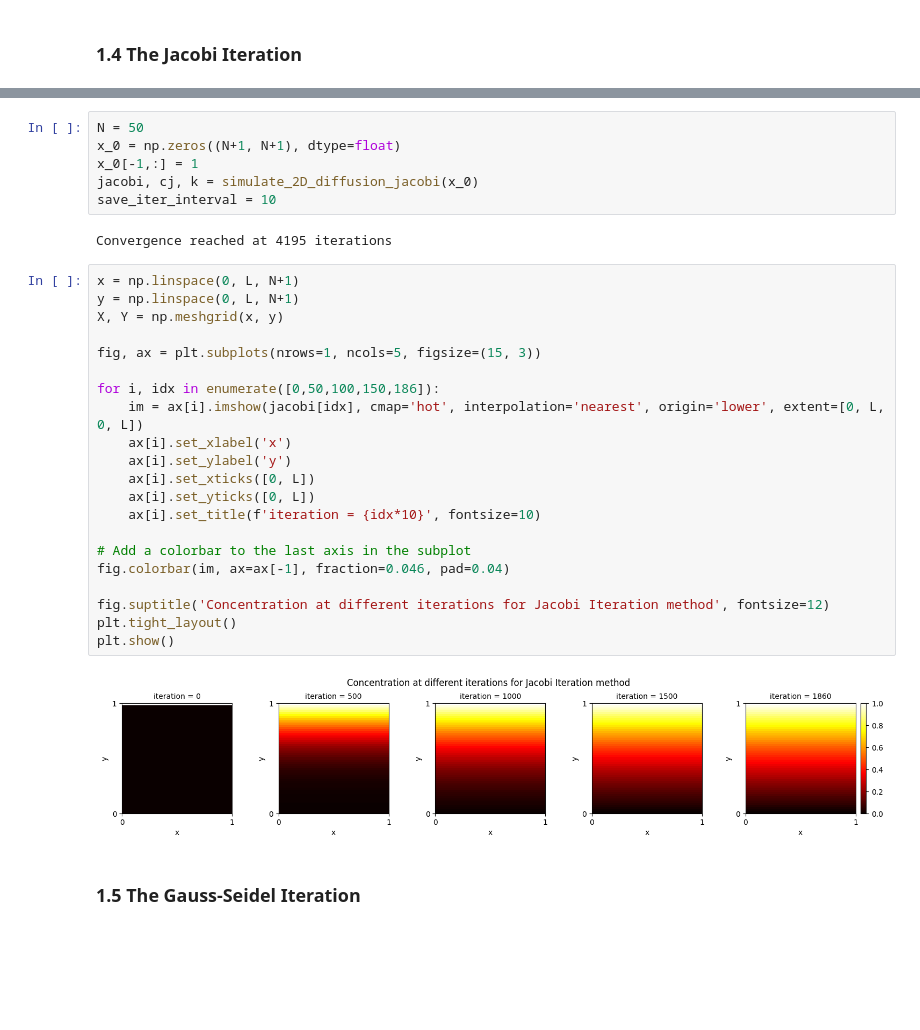
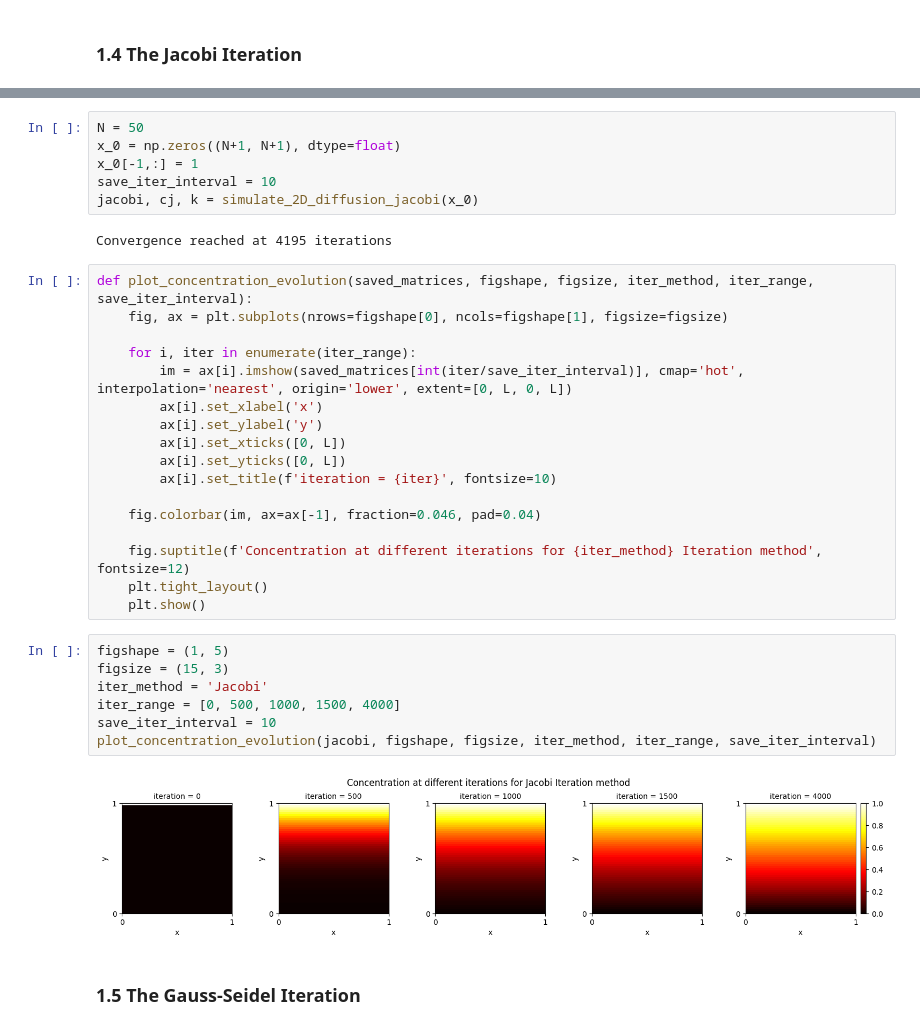
Before and after one commit to shreyaraghavendra/scientific-computing-group2, a Jupyter notebook: set1.ipynb, the cells around one changed output, grey strips where cells are left out. Cells and saved outputs as stored; diff of their text form; blank space fills up the shorter version.

```diff
--- a/set1.ipynb
+++ b/set1.ipynb
@@ -349,33 +351,36 @@ def simulate_2D_diffusion_jacobi(x_0, epsilon = 1e-5, max_iter = 10000, save_ite
 N = 50
 x_0 = np.zeros((N+1, N+1), dtype=float)
 x_0[-1,:] = 1
+save_iter_interval = 10
 jacobi, cj, k = simulate_2D_diffusion_jacobi(x_0)
-save_iter_interval = 10
 # %% [output]
 Convergence reached at 4195 iterations
 # %%
-x = np.linspace(0, L, N+1)
-y = np.linspace(0, L, N+1)
-X, Y = np.meshgrid(x, y)
+def plot_concentration_evolution(saved_matrices, figshape, figsize, iter_method, iter_range, save_iter_interval):
+    fig, ax = plt.subplots(nrows=figshape[0], ncols=figshape[1], figsize=figsize)
 
-fig, ax = plt.subplots(nrows=1, ncols=5, figsize=(15, 3))
+    for i, iter in enumerate(iter_range):
+        im = ax[i].imshow(saved_matrices[int(iter/save_iter_interval)], cmap='hot', interpolation='nearest', origin='lower', extent=[0, L, 0, L])
+        ax[i].set_xlabel('x')
+        ax[i].set_ylabel('y')
+        ax[i].set_xticks([0, L])
+        ax[i].set_yticks([0, L])
+        ax[i].set_title(f'iteration = {iter}', fontsize=10)
 
-for i, idx in enumerate([0,50,100,150,186]):
-    im = ax[i].imshow(jacobi[idx], cmap='hot', interpolation='nearest', origin='lower', extent=[0, L, 0, L])
-    ax[i].set_xlabel('x')
-    ax[i].set_ylabel('y')
-    ax[i].set_xticks([0, L])
-    ax[i].set_yticks([0, L])
-    ax[i].set_title(f'iteration = {idx*10}', fontsize=10)
+    fig.colorbar(im, ax=ax[-1], fraction=0.046, pad=0.04)
 
-# Add a colorbar to the last axis in the subplot
-fig.colorbar(im, ax=ax[-1], fraction=0.046, pad=0.04)
-
-fig.suptitle('Concentration at different iterations for Jacobi Iteration method', fontsize=12)
-plt.tight_layout()
-plt.show()
+    fig.suptitle(f'Concentration at different iterations for {iter_method} Iteration method', fontsize=12)
+    plt.tight_layout()
+    plt.show()
-# %% [output]
-[figure, removed]
+# %%
+figshape = (1, 5)
+figsize = (15, 3)
+iter_method = 'Jacobi'
+iter_range = [0, 500, 1000, 1500, 4000]
+save_iter_interval = 10
+plot_concentration_evolution(jacobi, figshape, figsize, iter_method, iter_range, save_iter_interval)
+# %% [output]
+[figure, added]
 # %% [markdown]
 ### 1.5 The Gauss-Seidel Iteration
 # %%
```
Also changed, not shown: parts of 21 cells of this notebook.
